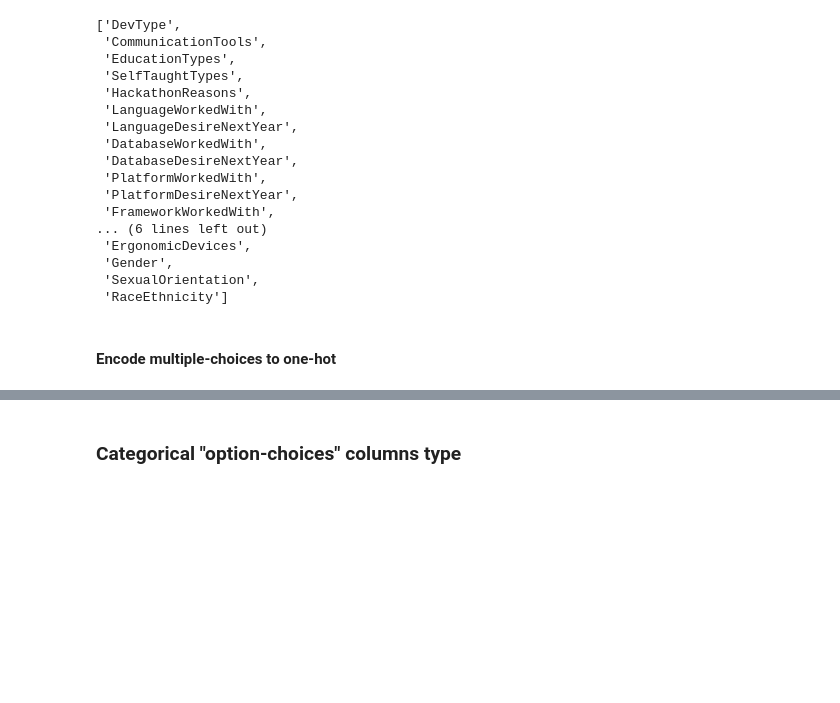
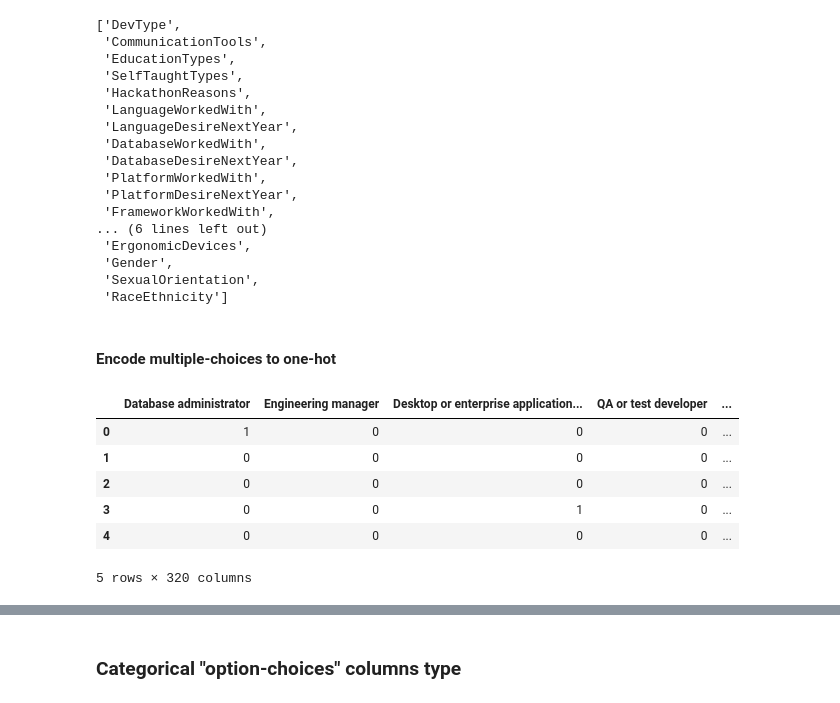
Before and after one commit to QuyNguyenALC/LIGHTGBM-Top3-Quevico-AI-Competitions_Salary-Prediction, a Jupyter notebook: Quevico-AI-Competitions_Salary Prediction.ipynb, the cells around one changed output, grey strips where cells are left out. Drawn from its saved outputs; the diff is of its cells as text; code cells hidden in the pictures; blank space fills up the shorter version.

```diff
--- a/Quevico-AI-Competitions_Salary Prediction.ipynb
+++ b/Quevico-AI-Competitions_Salary Prediction.ipynb
@@ -888,3 +766,13 @@ v5_test = np.concatenate(ls_v4_test,axis=1)
 v6 = list(itertools.chain(*ls_v2))
 multi_choice_dataset_train = pd.DataFrame(v5_train,columns = v6)
 multi_choice_dataset_test = pd.DataFrame(v5_test,columns = v6)
+# %%
+multi_choice_dataset_train.head()
+# %% [output]
+|  | Database administrator | Engineering manager | Desktop or enterprise application... | QA or test developer | ... |
+| 0 | 1 | 0 | 0 | 0 | ... |
+| 1 | 0 | 0 | 0 | 0 | ... |
+| 2 | 0 | 0 | 0 | 0 | ... |
+| 3 | 0 | 0 | 1 | 0 | ... |
+| 4 | 0 | 0 | 0 | 0 | ... |
+5 rows × 320 columns
```
Also changed, not shown: parts of 34 cells of this notebook, 1 other file.
